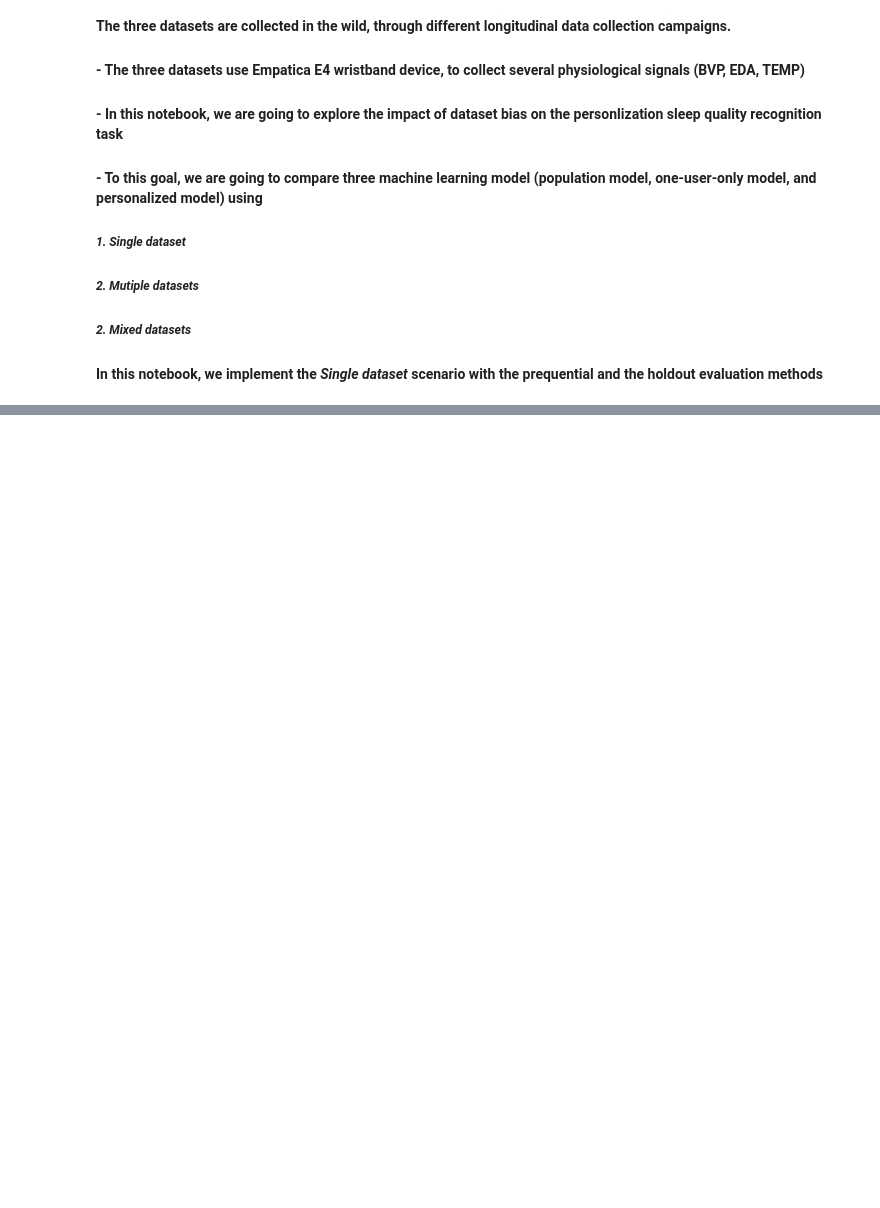
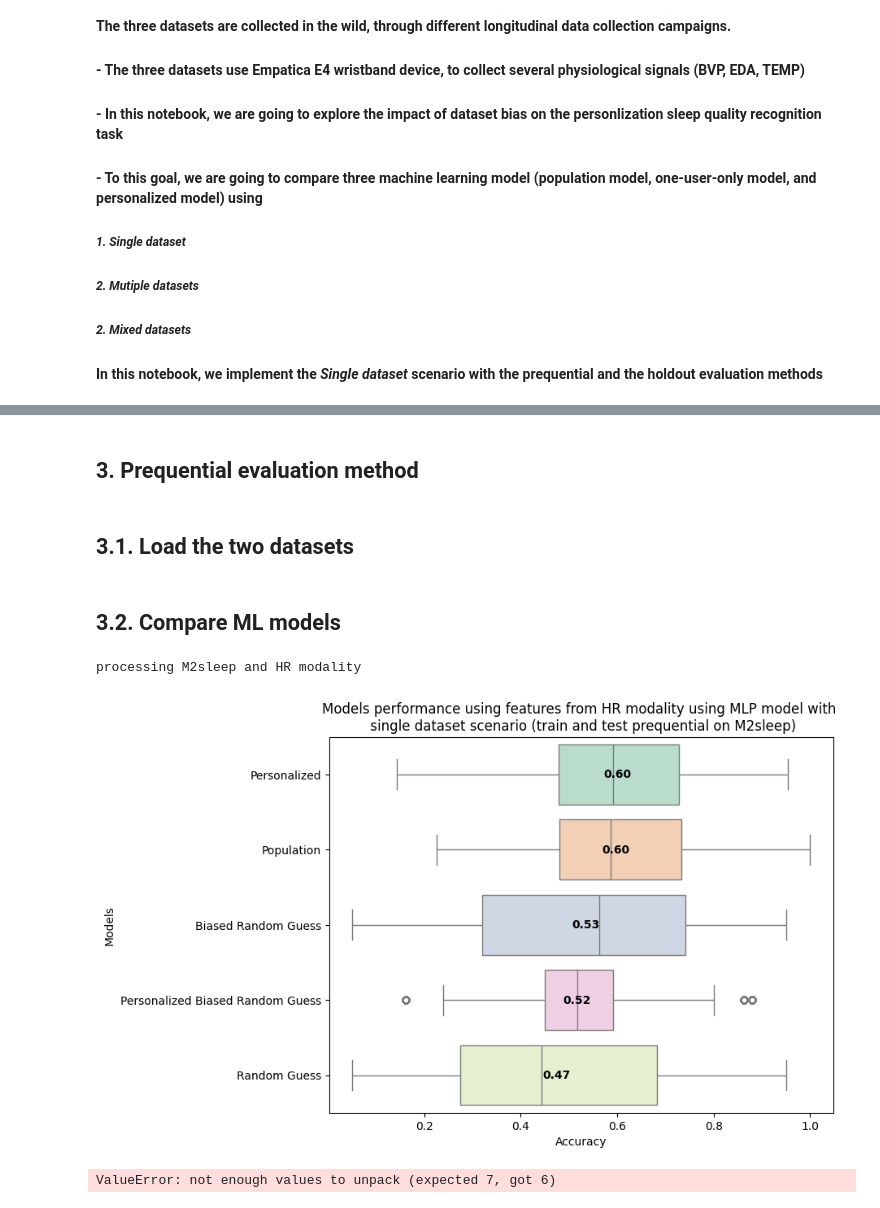
Before and after one commit to nouran-abdalazim/sleep_quality_recognition_models, a Jupyter notebook: notebooks/single_dataset_scenario.ipynb, the cells around one changed output, grey strips where cells are left out. Drawn from its saved outputs; the diff is of its cells as text; code cells hidden in the pictures; blank space fills up the shorter version.

Commit message:
add the code for the single dataset scenario

```diff
--- a/notebooks/single_dataset_scenario.ipynb
+++ b/notebooks/single_dataset_scenario.ipynb
@@ -37,0 +62,4 @@ seed_list = seed_list.tolist()
+# %% [markdown]
+## 3. Prequential evaluation method
+# %% [markdown]
+## 3.1. Load the two datasets
@@ -37,0 +99,51 @@ seed_list = seed_list.tolist()
+# %% [markdown]
+## 3.2. Compare ML models
+# %%
+participant_modality_models_performance_single_dataset = pd.DataFrame(columns=["participant_id",
+                                                                                "modality",
+                                                                                "dataset_name",
+                                                                                "personalized_model",
+                                                                                "population_model",
+                                                                                "personalized_biased_radom_guess",
+                                                                                "biased_random_guess",
+                                                                                "random_guess"])
+model_name = "MLP"
+evaluation_method = "prequential"
+mode="single"
+for test_dataset in dataset_name_dataset_feature_vectors_dict:
+    for modality in modality_feature_list_dict:
+        print(f"processing {test_dataset} and {modality} modality ")
+        personalized_model, population_model, random_guess, biased_random_guess, personalized_biased_radom_guess, participant_keys  = recognize_sleep_quality (datasets=datasets,
+                                                                                                                                                                    seed_list= seed_list,
+                                                                                                                                                                    mode= mode,
+                                                                                                                                                                    model = model_name,
+                                                                                                                                                                    dataset_name = test_dataset,
+                                                                                                                                                                    modalitiy=modality,
+                                                                                                                                                                    evaluation_method = evaluation_method ,
+                                                                                                                                                                    featurs_list = modality_feature_list_dict[modality],
+                                                                                                                                                                    training_set= dataset_name_dataset_feature_vectors_dict [test_dataset],
+                                                                                                                                                                    testing_set=None)
+        # Create a DataFrame from the lists
+        final_df = pd.DataFrame({
+                            "participant_id": participant_keys,
+                            "personalized_model": personalized_model ,
+                            "population_model": population_model,
+                            "personalized_biased_radom_guess": personalized_biased_radom_guess,
+                            "biased_random_guess": biased_random_guess,
+                            "random_guess": random_guess,
+                        })
+
+
+
+        # Output the result as a new DataFrame
+
+        final_df["modality"] =  [modality] * len(final_df)
+        final_df["dataset_name"] =  [test_dataset] * len(final_df)
+
+        participant_modality_models_performance_single_dataset = pd.concat([participant_modality_models_performance_single_dataset, final_df])
+
+participant_modality_models_performance_single_dataset.to_csv(f"../output_files/participant_modality_models_performance_{mode}_dataset_{model_name}_{evaluation_method}_with_training_data_shuffling.csv")
+# %% [output]
+processing M2sleep and HR modality
+[figure, added]
+ValueError: not enough values to unpack (expected 7, got 6)
```
Also changed, not shown: parts of 4 cells of this notebook, 3 other files.
